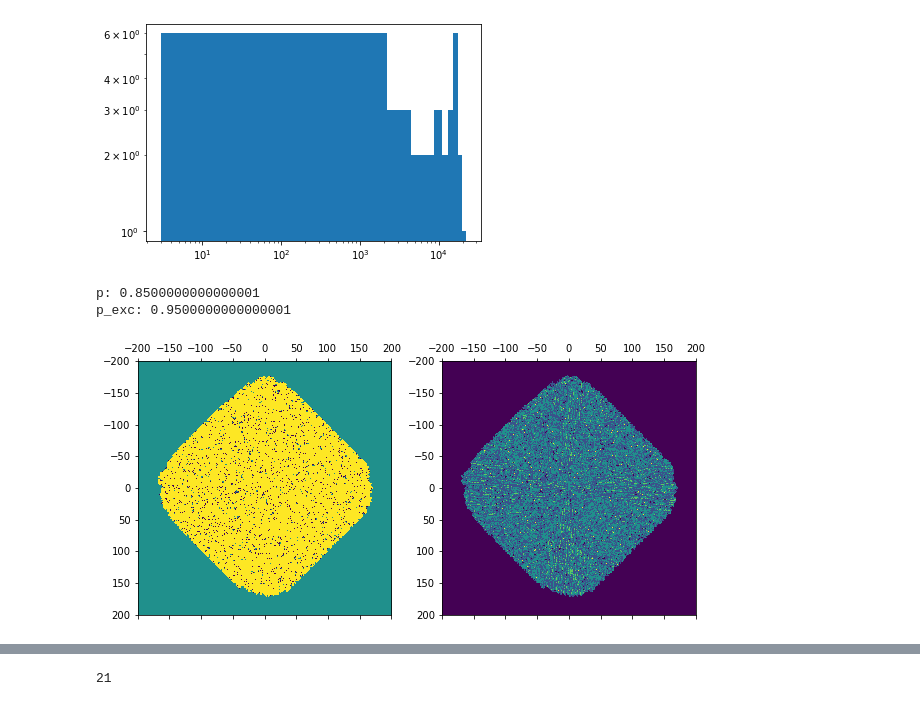
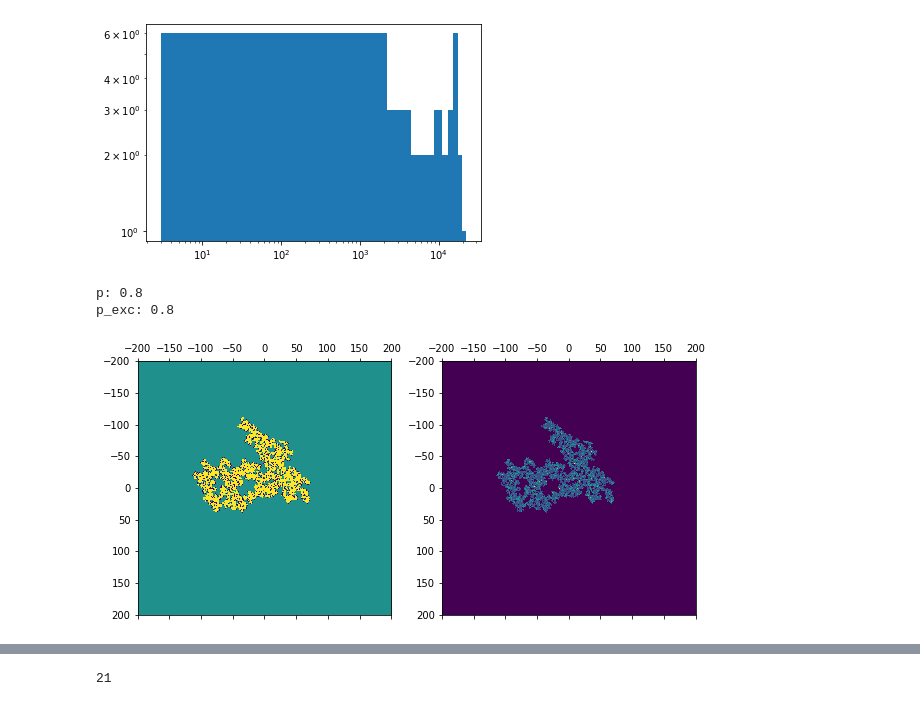
Before and after one commit to aloejhb/pyava, a Jupyter notebook: notebooks/parameter_scan_ei_perc_2d.ipynb, the cells around one changed output, grey strips where cells are left out. Saved outputs shown, nothing was run; the diff lists cells and outputs as text; code cells hidden in the pictures.

```diff
--- a/notebooks/parameter_scan_ei_perc_2d.ipynb
+++ b/notebooks/parameter_scan_ei_perc_2d.ipynb
@@ -45,3 +46,5 @@ out_root_dir = '../results'
 #subdir = '2021-07-11-23-17-22_10x10'
 subdir = '2021-07-12-00-08-42'
 indir = os.path.join(out_root_dir, subdir)
+scan_par = psc.load_scan_par(indir)
+print(scan_par)
@@ -149,25 +134,29 @@ plt.yscale('log')
 # %% [output]
 [figure]
 # %%
-j, k = (17, 19)
+j, k = (16, 16)
+par_list = scan_par['par_list']
+mesh1 = scan_par['mesh_list'][0]
+mesh2 = scan_par['mesh_list'][1]
 print('{}: {}'.format(par_list[0], mesh1[j]))
 print('{}: {}'.format(par_list[1], mesh2[k]))
 subdir = os.path.join(indir, 'j_{:03d}_k_{:03d}'.format(j, k))
-repeat_nb = 29
+repeat_nb = 12
+
 lat = read_lattice(os.path.join(subdir, '{:03d}.pkl'.format(repeat_nb)))
 
 t = 300
 fig, axs = plt.subplots(1, 2, figsize=(10,10))
 radius = lat.radius
 extent = [-radius, radius, radius, -radius]
 axs[0].matshow(np.multiply(lat.node_type_mat, lat.act_time_mat<=t), extent=extent)
 im1 = axs[1].matshow(np.multiply(lat.node_latent_state_mat, lat.act_time_mat<=t), extent=extent)
 # im1 = axs[1].matshow(lat.node_latent_state_mat)
 # im1 = axs[1].matshow(lat.act_time_mat<=t)
 #fig.colorbar(im1, ax=axs[1])
 # %% [output]
-p: 0.8500000000000001
-p_exc: 0.9500000000000001
+p: 0.8
+p_exc: 0.8
-[figure, old version]
+[figure, new version]
 # %%
 imp.reload(pyava.visualize)
```
Also changed, not shown: parts of 6 cells of this notebook, 2 other files.
